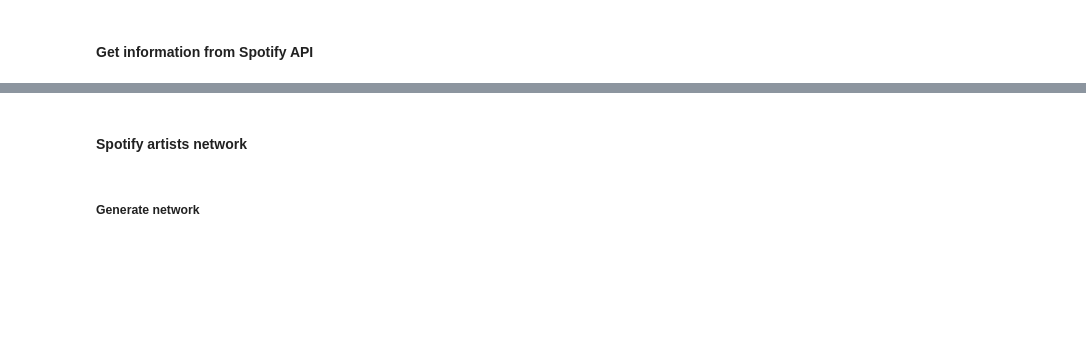
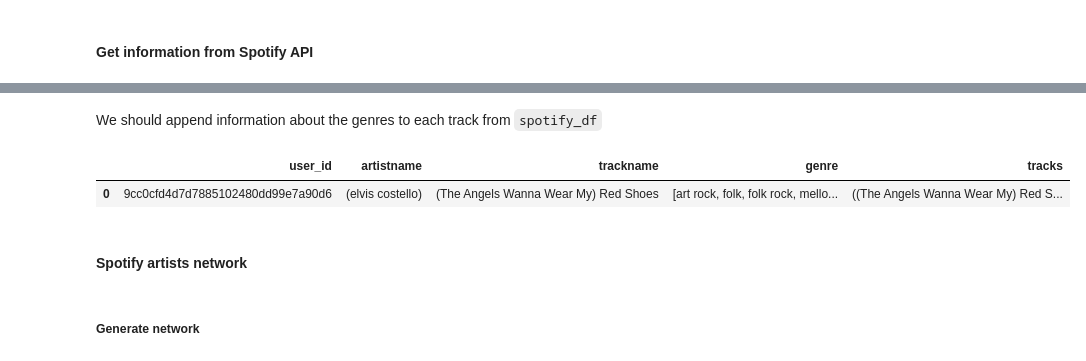
Before and after one commit to bakos97/Final-project-Social-Graphs, a Jupyter notebook: notebooks/preprocess_dataset.ipynb, the cells around one changed output, grey strips where cells are left out. Drawn from its saved outputs; the diff is of its cells as text; code cells hidden in the pictures; blank space fills up the shorter version.

```diff
--- a/notebooks/preprocess_dataset.ipynb
+++ b/notebooks/preprocess_dataset.ipynb
@@ -224,13 +235,19 @@ client_secret = credentials['client_secret']
 # %%
 def search_artist_spotify(artist):
     results = sp.search(q=artist.artistname, type='artist')
+    match = []
 
     for result in results['artists']['items']:
         # check if artist was found
         if result['name'].lower() == artist.artistname:
-            artist.id = result["id"]
-            artist.popularity = result["popularity"]
-            artist.genres = result["genres"]
+            match.append(result)
+        # if multiple matches has been found, keep the most popular one
+        if len(match) >= 1:
+            match = sorted(match, key = lambda i: i["popularity"], reverse=True)
+
+            artist.id = match[0]["id"]
+            artist.popularity = match[0]["popularity"]
+            artist.genres = match[0]["genres"]
 
     return artist
 # %%
@@ -431,0 +323,5 @@ AdjustSpeedAndApplyForces step  took  1.83  seconds
+# %%
+# update the artists_set
+artists_set = set(artists_graph.nodes())
+# # remove artists from spotify_df
+spotify_df = spotify_df[list(map(lambda artistname: set(artistname).issubset(artists_set), spotify_df.artistname))]
@@ -431,0 +333,19 @@ AdjustSpeedAndApplyForces step  took  1.83  seconds
+# %%
+artists_df = pd.read_pickle(r'/content/drive/MyDrive/SocialGraphs/artists_dataset.pickle')
+# %% [markdown]
+We should append information about the genres to each track from `spotify_df`
+# %%
+def get_genre(artists):
+    genres = []
+    for artist in artists:
+        genres += artists_df.loc[artist].genres
+    return genres
+
+artists_df.set_index("artistname", inplace=True)
+spotify_df["genre"] = list(map(get_genre, spotify_df.artistname))
+artists_df.reset_index(inplace=True)
+# %%
+spotify_df.head(1)
+# %% [output]
+|  | user_id | artistname | trackname | genre | tracks |
+| 0 | 9cc0cfd4d7d7885102480dd99e7a90d6 | (elvis costello) | (The Angels Wanna Wear My) Red Shoes | [art rock, folk, folk rock, mello... | ((The Angels Wanna Wear My) Red S... |
```
Also changed, not shown: parts of 87 cells of this notebook, 3 other files.
